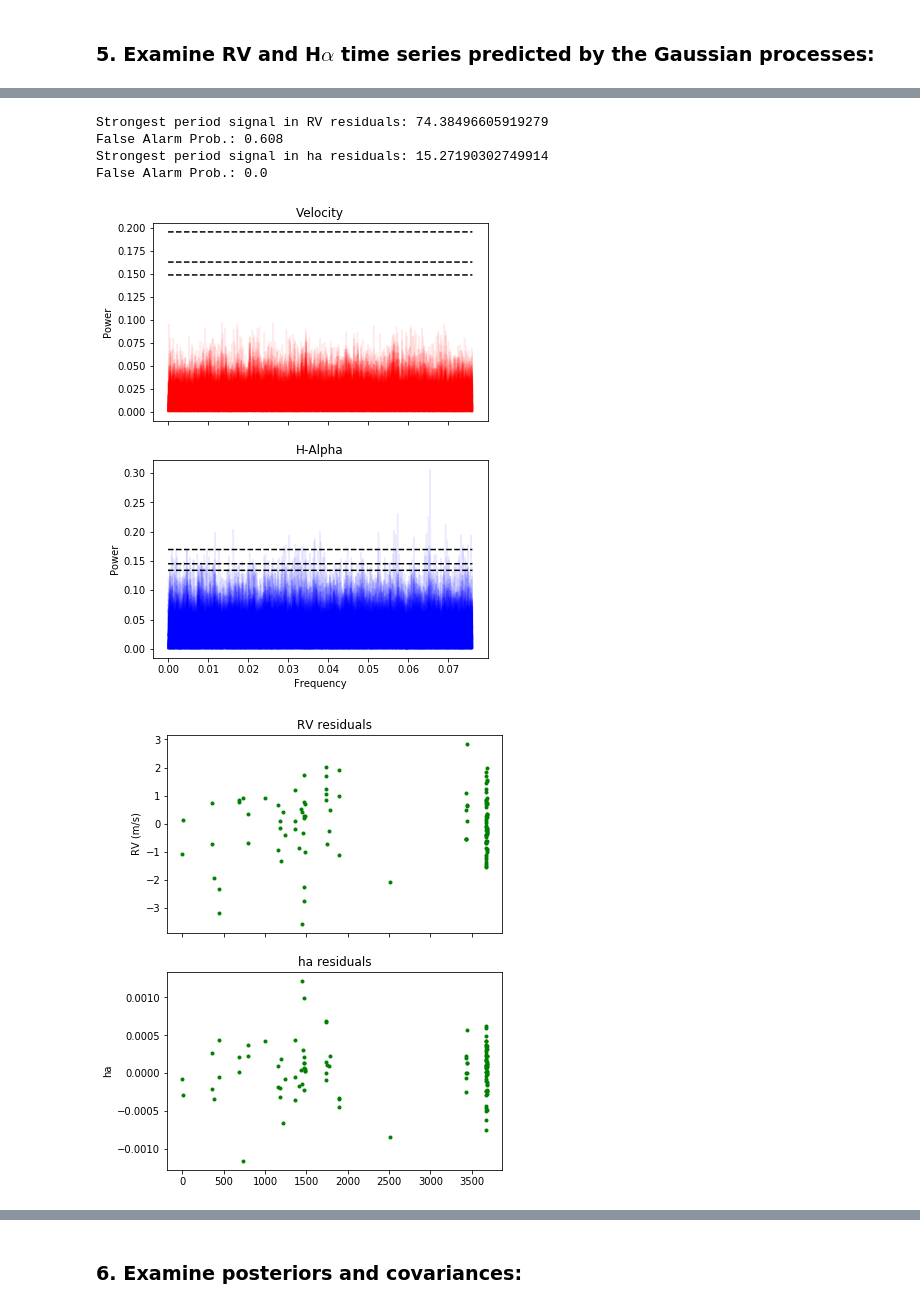
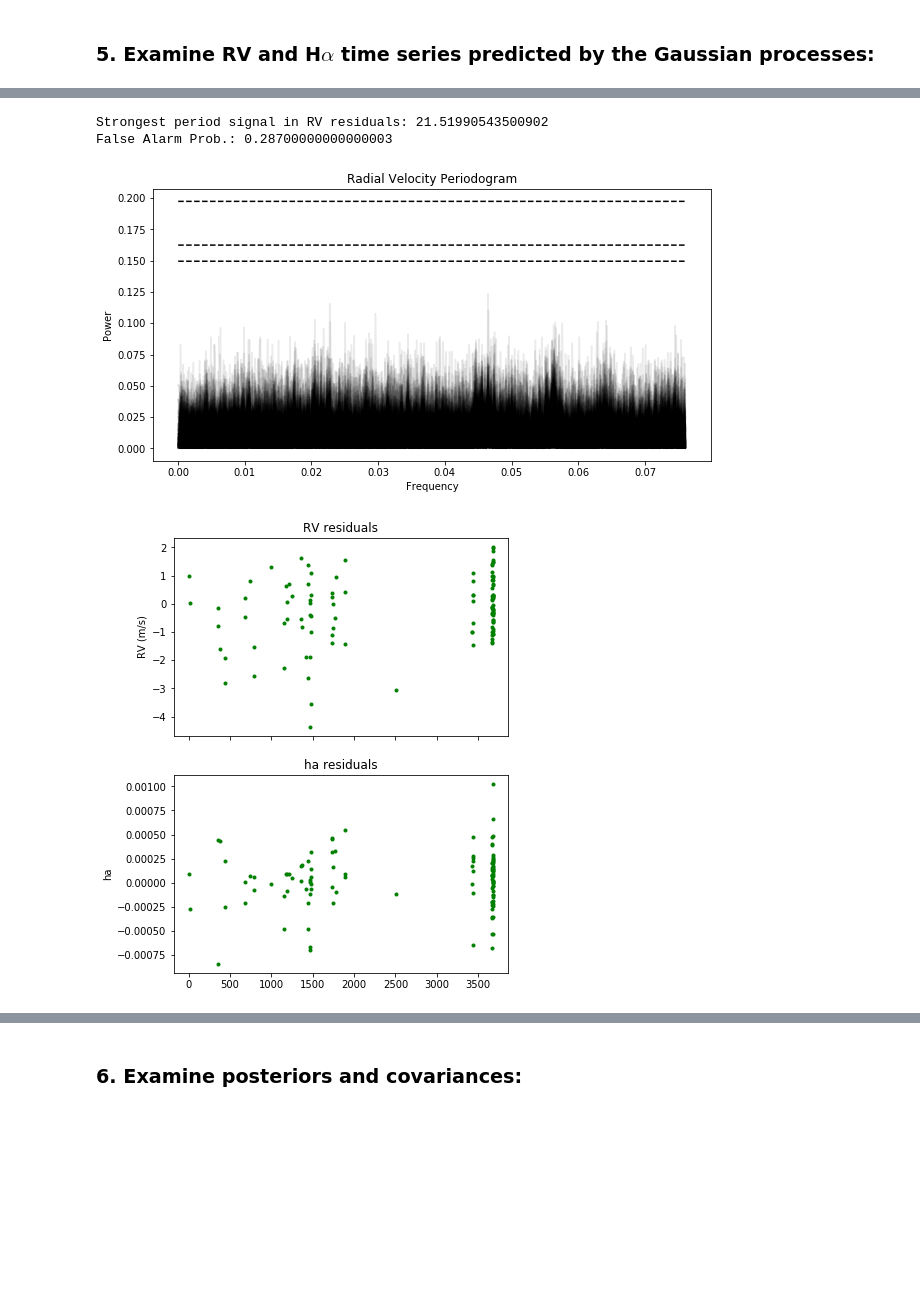
Before and after one commit to JinbiaoJi/100Earths-GP, a Jupyter notebook: current_notebooks/Kapteyn_ha_lt.ipynb, the cells around one changed output, grey strips where cells are left out. Saved outputs shown, nothing was run; the diff lists cells and outputs as text; code cells hidden in the pictures; blank space fills up the shorter version.

```diff
--- a/current_notebooks/Kapteyn_ha_lt.ipynb
+++ b/current_notebooks/Kapteyn_ha_lt.ipynb
@@ -119,6 +119,7 @@ kha = krot_ha + kexp_lt_ha
 
 # Trivial functions that return the LN white noise VARIANCE.
 # Note: I'm not 100% sure I'm treating the measurement uncertainties correctly.
+'''NOTE: correct way to account for whitenoise is to add uncertainties w/ george's compute() method. Don't use these.'''
 def whitenoise_RV(time):
     return np.log(allRVerr**2)
 
@@ -168,7 +169,8 @@ def make_par_vec(RVpars, hapars):
 # Bounds order is same as parameter order: period, metric,
 # RV exp2 amplitude, RV gamma, ha exp2 amplitude, ha gamma,
 # ha long-term amplitude, ha long-term metric
-lower_bounds = [-2., 0., -4., 1.0e-5, -20., 1.0e-5, -20., 0.]
+'''NOTE: I have introduced a lower bound on the metric parameter'''
+lower_bounds = [-2., 5., -4., 1.0e-5, -20., 1.0e-5, -20., 0.]
 upper_bounds = [10., 18., 6., 100., 0., 1000., 0., 23.]
 
 # Create a Bounds object that will restrict minimize to values within
@@ -304,7 +306,7 @@ gp_ha.compute(alldates,allhaerr)
 print("Computed the Gaussian processes")
 
 # Set up the sampler.
-nwalkers, ndim = 100, len(allpars)
+nwalkers, ndim = 50, len(allpars)
 sampler = emcee.EnsembleSampler(nwalkers, ndim, lnprob)
 
 # Initialize the walkers.
@@ -379,7 +369,7 @@ RV_fa = np.zeros(size)
 ha_pds = np.zeros(size)
 ha_pwr = np.zeros(size)
 ha_fa = np.zeros(size)
-fig, (ax1, ax2) = plt.subplots(2, sharex=True, figsize=(6,8))
+fig, (ax1) = plt.subplots(1, sharex=False, figsize=(10,5)) #(width,height)
 for r in range(size):
 
     #get residuals
@@ -393,69 +383,45 @@ for r in range(size):
     RV_pwr[r] = pspec[sub]
 
     #repeat for ha
-
     resida = allha - gp_ha.sample_conditional(allha,alldates)
 
-    lsa = LombScargle(alldates, resida, allhaerr)
-    xia, pspeca = lsa.autopower()
-    suba = np.argmax(pspeca)
-    ha_pds[r] = 1.0/xia[suba]
-    ha_pwr[r] = pspeca[suba]
+    #plot
+    ax1.plot(xi, pspec, 'k-', alpha=0.08)
 
-    ax1.plot(xi, pspec, 'r-', alpha=0.08)   #red=velocity
-    ax2.plot(xia, pspeca, 'b-', alpha = 0.08)  #blue=ha
 
 fig, (ax3, ax4) = plt.subplots(2, sharex=True, figsize=(6,8))
 ax3.plot(alldates, resid,'g.')
 ax3.set_title('RV residuals')
 ax3.set_ylabel("RV (m/s)")
 ax4.plot(alldates, resida,'g.')
 ax4.set_title('ha residuals')
 ax4.set_ylabel("ha")
 
 
 probabilities = [0.05, 0.01, 0.1]
 levels = ls.false_alarm_level(probabilities, method='bootstrap')
 level1 = np.zeros(len(xi))
 level2 = np.zeros(len(xi))
 level3 = np.zeros(len(xi))
 for i in range(len(level1)):
     level1[i]= levels[0]
     level2[i] = levels[1]
     level3[i] = levels[2]
 ax1.plot(xi,level1,'k--')
 ax1.plot(xi,level2,'k--')
 ax1.plot(xi,level3,'k--')
 
-levels = lsa.false_alarm_level(probabilities,method = 'bootstrap')
-level1 = np.zeros(len(xi))
-level2 = np.zeros(len(xi))
-level3 = np.zeros(len(xi))
-for i in range(len(level1)):
-    level1[i]= levels[0]
-    level2[i] = levels[1]
-    level3[i] = levels[2]
-ax2.plot(xia,level1,'k--')
-ax2.plot(xia,level2,'k--')
-ax2.plot(xia,level3,'k--')
 
 
-ax2.set_xlabel("Frequency")
-ax2.set_title("H-Alpha")
-ax1.set_title("Velocity")
+ax1.set_xlabel("Frequency")
+ax1.set_title("Radial Velocity Periodogram")
 ax1.set_ylabel("Power")
-ax2.set_ylabel("Power")
 
 idx1 = np.argmax(RV_pwr)
 print('Strongest period signal in RV residuals:',RV_pds[idx1])
 print('False Alarm Prob.:', ls.false_alarm_probability(RV_pwr[idx1],method = 'bootstrap'))
-idx2 = np.argmax(ha_pwr)
-print('Strongest period signal in ha residuals:', ha_pds[idx2])
-print('False Alarm Prob.:', lsa.false_alarm_probability(ha_pwr[idx2], method = 'bootstrap'))
 # %% [output]
-Strongest period signal in RV residuals: 74.38496605919279
-False Alarm Prob.: 0.608
-Strongest period signal in ha residuals: 15.27190302749914
-False Alarm Prob.: 0.0
+Strongest period signal in RV residuals: 21.51990543500902
+False Alarm Prob.: 0.28700000000000003
-[figure, old version]
+[figure, new version]
-[figure, old version]
+[figure, new version]
```
Also changed, not shown: parts of 10 cells of this notebook, 1 other file.
